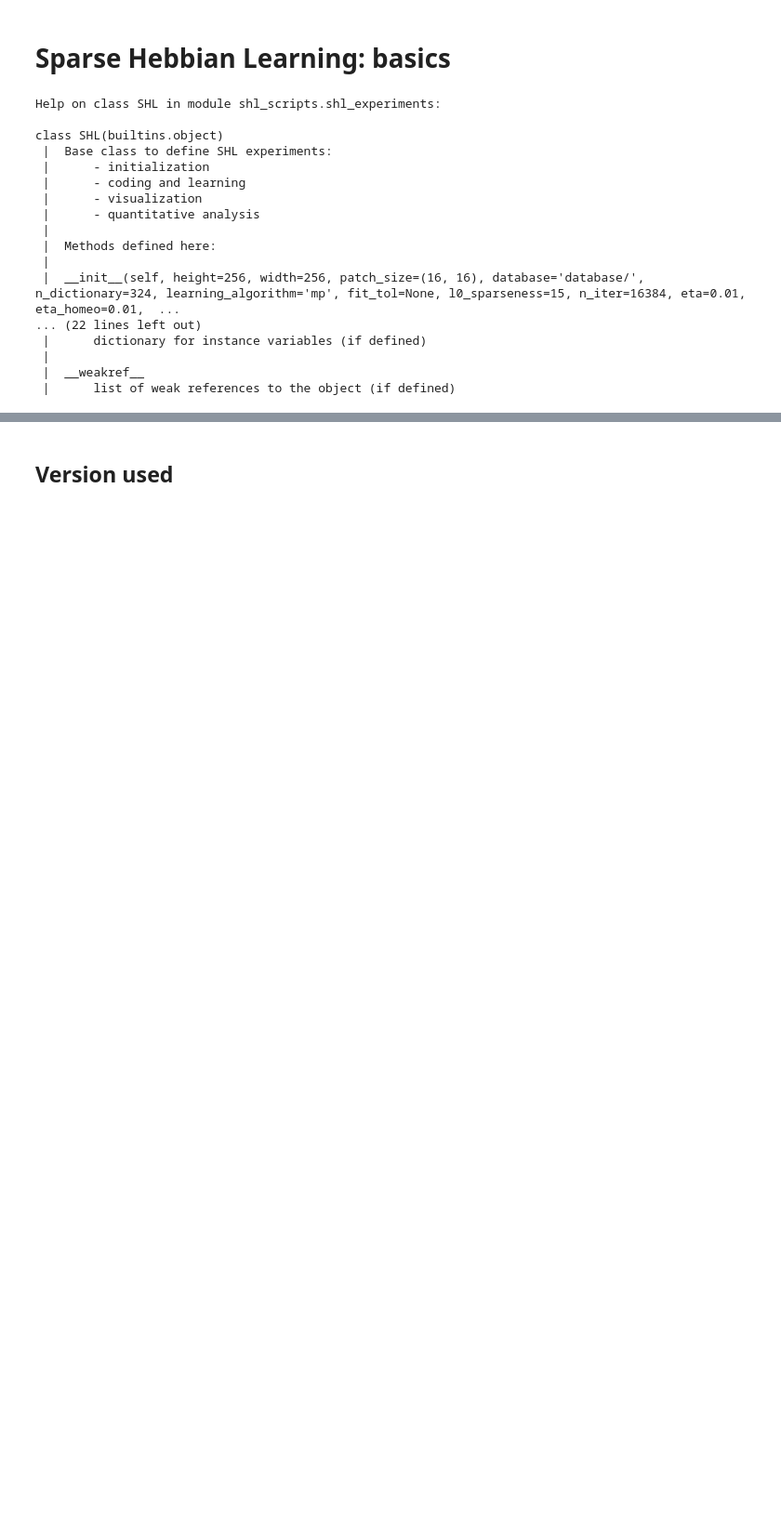
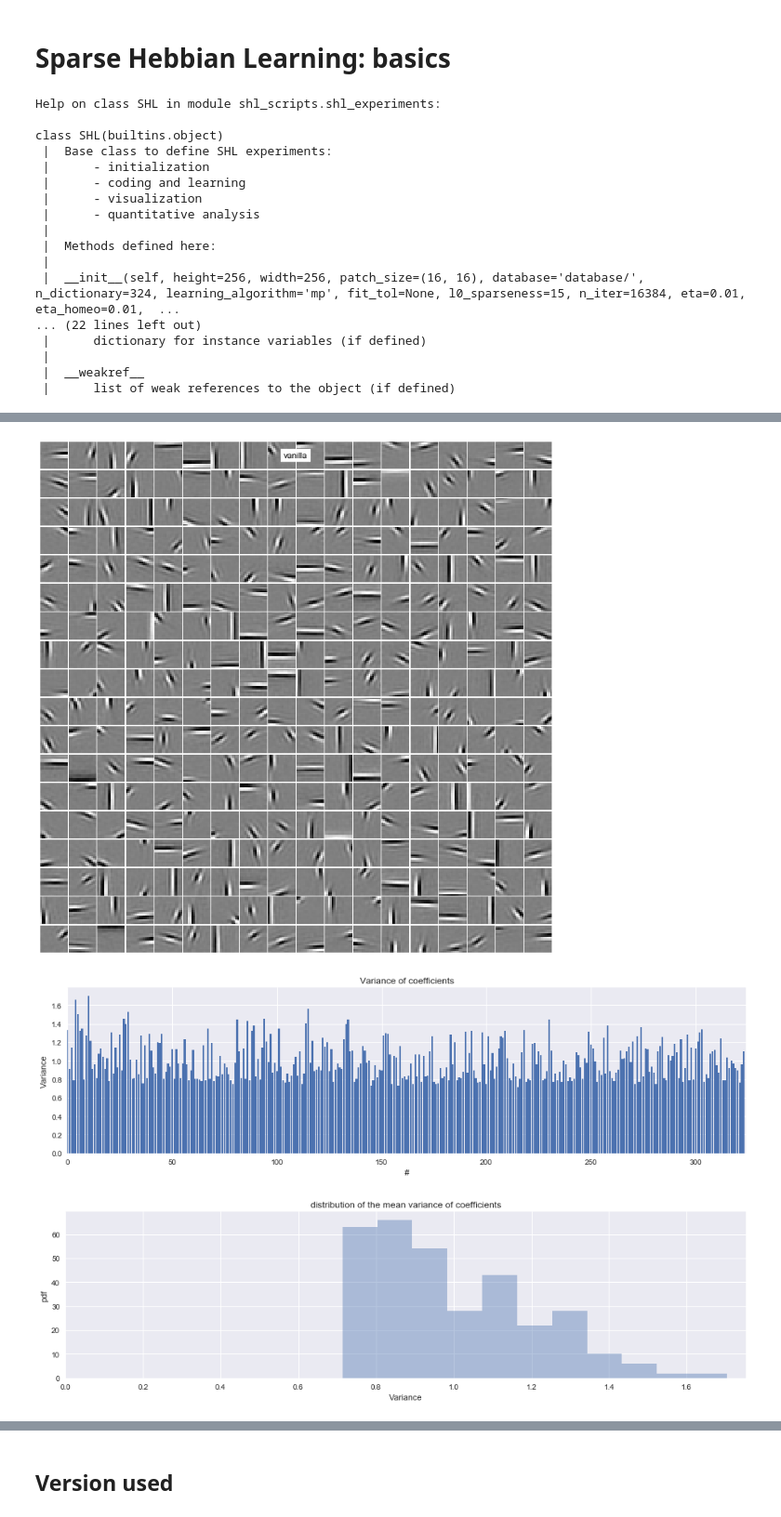
Before and after one commit to bicv/SparseHebbianLearning, a Jupyter notebook: probe/basics.ipynb, the cells around one changed output, grey strips where cells are left out. Shown at 93% size. Drawn from its saved outputs; the diff is of its cells as text; code cells hidden in the pictures; blank space fills up the shorter version.

```diff
--- a/probe/basics.ipynb
+++ b/probe/basics.ipynb
@@ -45,5 +50,9 @@ print('std of the average of individual patches = ', data.mean(axis=0).std())
 # %%
 matname = 'vanilla'
 list_figures = ['show_dico', 'plot_variance',  'plot_variance_histogram',  'time_plot_prob',  'time_plot_kurt',  'time_plot_var']
 
-dico = shl.learn_dico(matname=matname, list_figures=list_figures)
+dico = shl.learn_dico(data=data, matname=matname, list_figures=list_figures)
+# %% [output]
+[figure, added]
+[figure, added]
+[figure, added]
```
Also changed, not shown: parts of 9 cells of this notebook, 2 other files.
